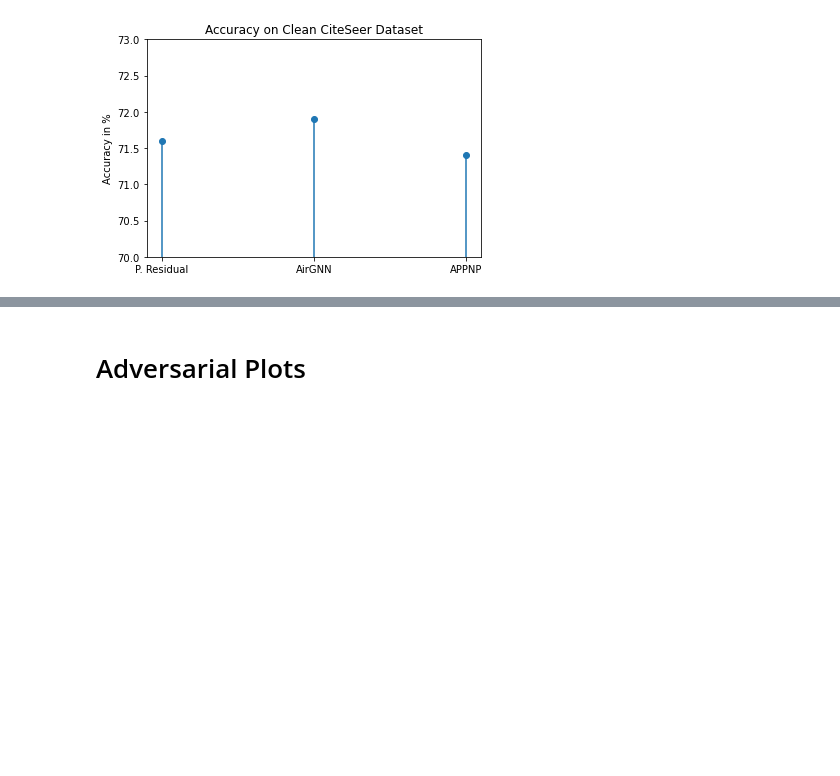
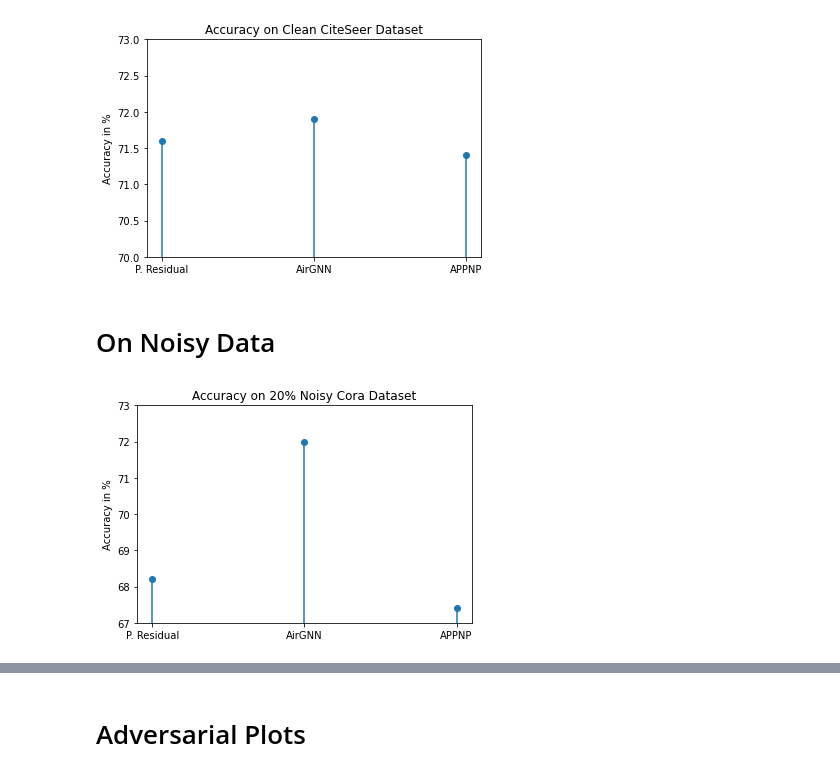
Before and after one commit to Karthik2924/Probabalistic_Graph_Residual, a Jupyter notebook: CreateGraphs_Template.ipynb, the cells around one changed output, grey strips where cells are left out. Drawn from its saved outputs; the diff is of its cells as text; code cells hidden in the pictures; blank space fills up the shorter version.

```diff
--- a/CreateGraphs_Template.ipynb
+++ b/CreateGraphs_Template.ipynb
@@ -50,3 +50,16 @@ plt.xticks(x,models);
 plt.ylabel("Accuracy in %");
 # %% [output]
 [figure]
+# %% [markdown]
+# On Noisy Data
+# %%
+baseAccCora = [68.2, 72.0, 67.4] #ours, airgnn, appnp
+models = ['P. Residual', 'AirGNN', 'APPNP']
+x = [0, 1, 2]
+plt.stem(baseAccCora);
+plt.title("Accuracy on 20% Noisy Cora Dataset");
+plt.ylim(67.0, 73);
+plt.xticks(x,models);
+plt.ylabel("Accuracy in %");
+# %% [output]
+[figure, added]
```
Also changed, not shown: parts of 9 cells of this notebook.
